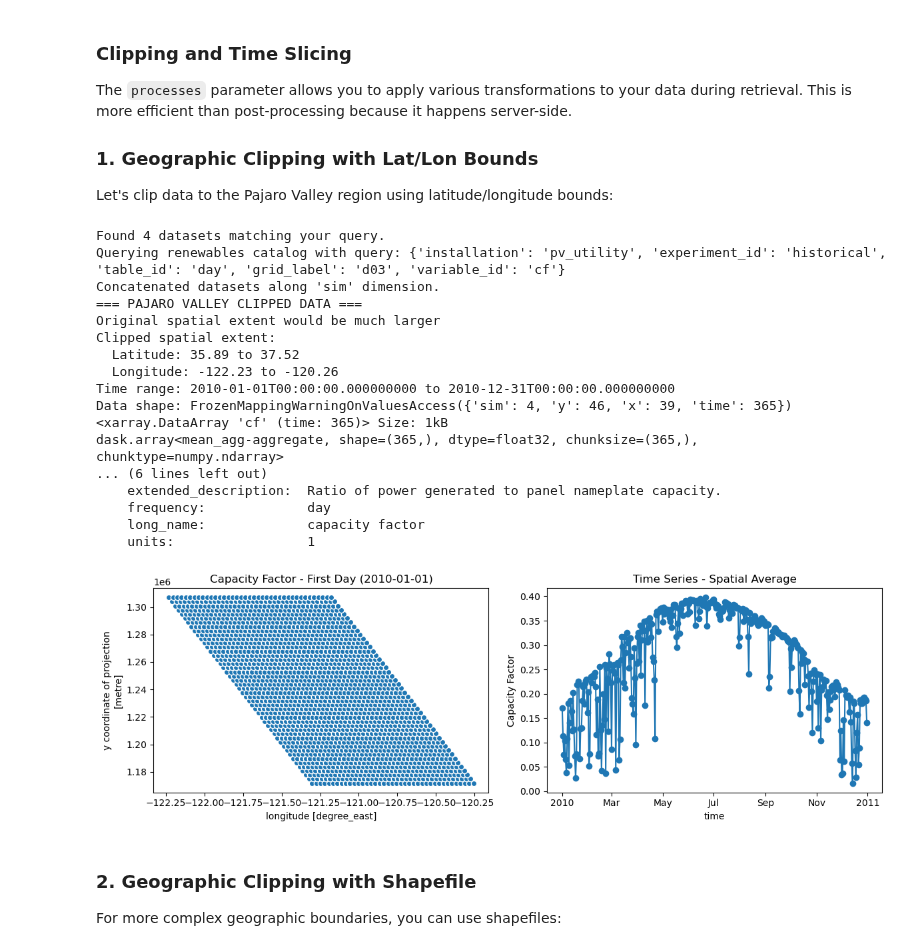
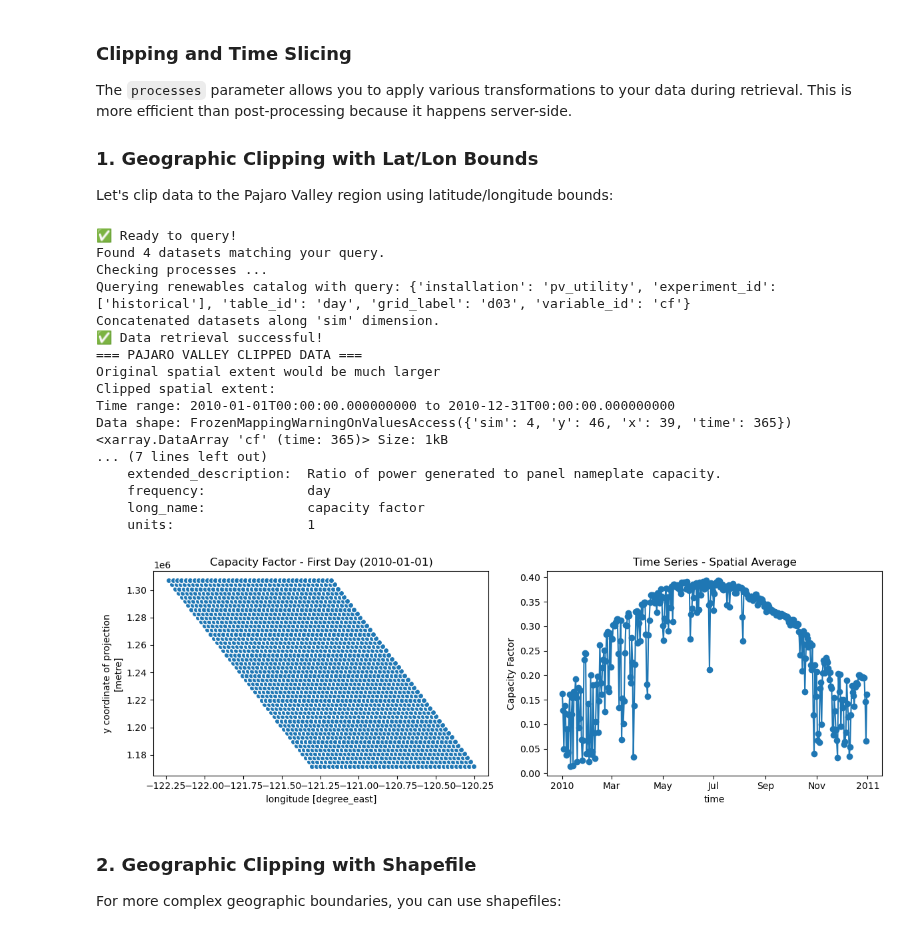
Before and after one commit to cal-adapt/climakitae, a Jupyter notebook: example.ipynb, the cells around one changed output. Drawn from its saved outputs; the diff is of its cells as text; code cells hidden in the pictures.

```diff
--- a/example.ipynb
+++ b/example.ipynb
@@ -478,8 +290,16 @@ The `processes` parameter allows you to apply various transformations to your da
 
 Let's clip data to the Pajaro Valley region using latitude/longitude bounds:
 # %%
+import matplotlib.pyplot as plt
+import pandas as pd
+
+# Import our climate data interface
+from climakitae.new_core.user_interface import ClimateData
+
+# Initialize the interface
+cd = ClimateData()
 # Define the Pajaro Valley bounding box
-pajaro_bounds = ((36.04, 37.37), (-121.06, -121.43))  # ((lat_min, lat_max), (lon_min, lon_max))
+pajaro_bounds = ((36.04, 37.37), (-121.43, -121.06))  # ((lat_min, lat_max), (lon_min, lon_max))
 
 # Retrieve clipped and time-sliced data
 pajaro_data = (cd
@@ -496,12 +316,14 @@ pajaro_data = (cd
     .get()
 )
 
+pajaro_data
+
 print("=== PAJARO VALLEY CLIPPED DATA ===")
 if pajaro_data is not None:
     print(f"Original spatial extent would be much larger")
     print(f"Clipped spatial extent:")
-    print(f"  Latitude: {float(pajaro_data.lat.min()):.2f} to {float(pajaro_data.lat.max()):.2f}")
-    print(f"  Longitude: {float(pajaro_data.lon.min()):.2f} to {float(pajaro_data.lon.max()):.2f}")
+    # print(f"  Latitude: {float(pajaro_data.lat.min()):.2f} to {float(pajaro_data.lat.max()):.2f}")
+    # print(f"  Longitude: {float(pajaro_data.lon.min()):.2f} to {float(pajaro_data.lon.max()):.2f}")
     print(f"Time range: {pajaro_data.time.min().values} to {pajaro_data.time.max().values}")
     print(f"Data shape: {pajaro_data.dims}")
 
@@ -509,40 +331,40 @@ if pajaro_data is not None:
     plt.figure(figsize=(12, 4))
 
     plt.subplot(1, 2, 1)
     pajaro_data.isel(time=0).cf.plot.scatter(cmap='viridis')
     plt.title('Capacity Factor - First Day (2010-01-01)')
 
     plt.subplot(1, 2, 2)
-    time_series = pajaro_data.isel(sim=0)['cf'].mean(dim=['x', 'y'])
+    time_series = pajaro_data.isel(sim=0)["cf"].mean(dim=['x', 'y'])
     time_series = time_series.assign_coords(time=pd.to_datetime(time_series.time))
     print(time_series)
     time_series.plot(marker='o', linestyle='-')
     plt.title('Time Series - Spatial Average')
     plt.ylabel('Capacity Factor')
 
     plt.tight_layout()
     plt.show()
 else:
     print("Failed to retrieve data")
 # %% [output]
+✅ Ready to query!
 Found 4 datasets matching your query.
-Querying renewables catalog with query: {'installation': 'pv_utility', 'experiment_id': 'historical', 'table_id': 'day', 'grid_label': 'd03', 'variable_id': 'cf'}
+Checking processes ...
+Querying renewables catalog with query: {'installation': 'pv_utility', 'experiment_id': ['historical'], 'table_id': 'day', 'grid_label': 'd03', 'variable_id': 'cf'}
 Concatenated datasets along 'sim' dimension.
+✅ Data retrieval successful!
 === PAJARO VALLEY CLIPPED DATA ===
 Original spatial extent would be much larger
 Clipped spatial extent:
-  Latitude: 35.89 to 37.52
-  Longitude: -122.23 to -120.26
 Time range: 2010-01-01T00:00:00.000000000 to 2010-12-31T00:00:00.000000000
 Data shape: FrozenMappingWarningOnValuesAccess({'sim': 4, 'y': 46, 'x': 39, 'time': 365})
 <xarray.DataArray 'cf' (time: 365)> Size: 1kB
-dask.array<mean_agg-aggregate, shape=(365,), dtype=float32, chunksize=(365,), chunktype=numpy.ndarray>
-... (6 lines left out)
+... (7 lines left out)
     extended_description:  Ratio of power generated to panel nameplate capacity.
     frequency:             day
     long_name:             capacity factor
     units:                 1
-[figure, old version]
+[figure, new version]
 # %% [markdown]
 
 ### 2. Geographic Clipping with Shapefile
```
Also changed, not shown: parts of 21 cells of this notebook, 4 other files.
